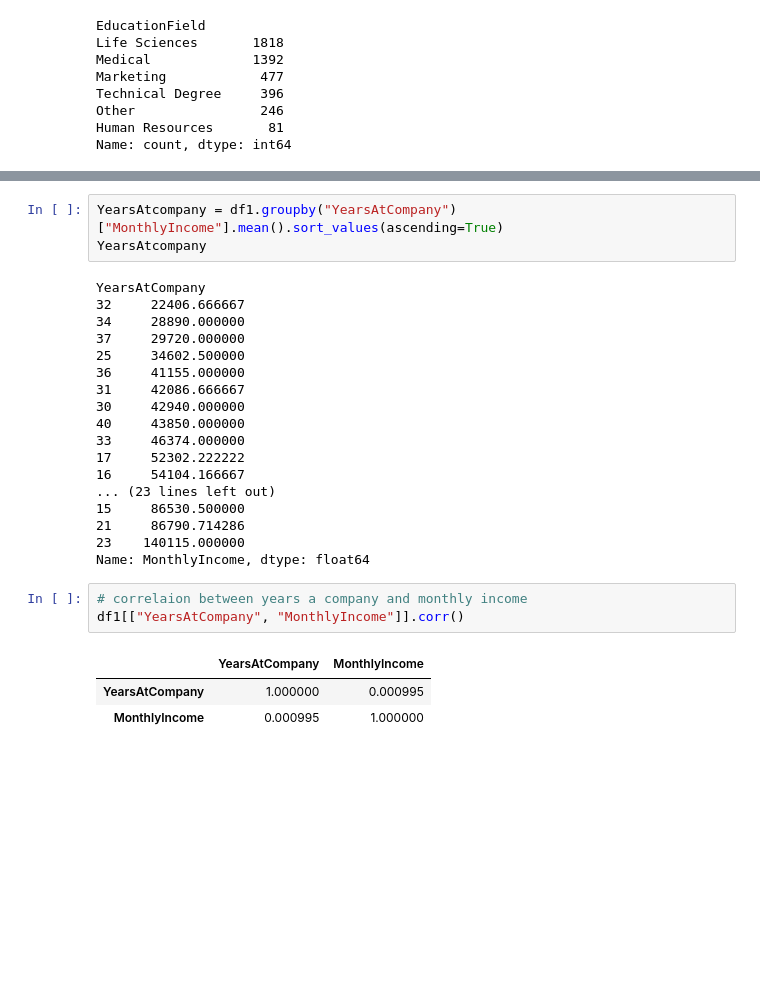
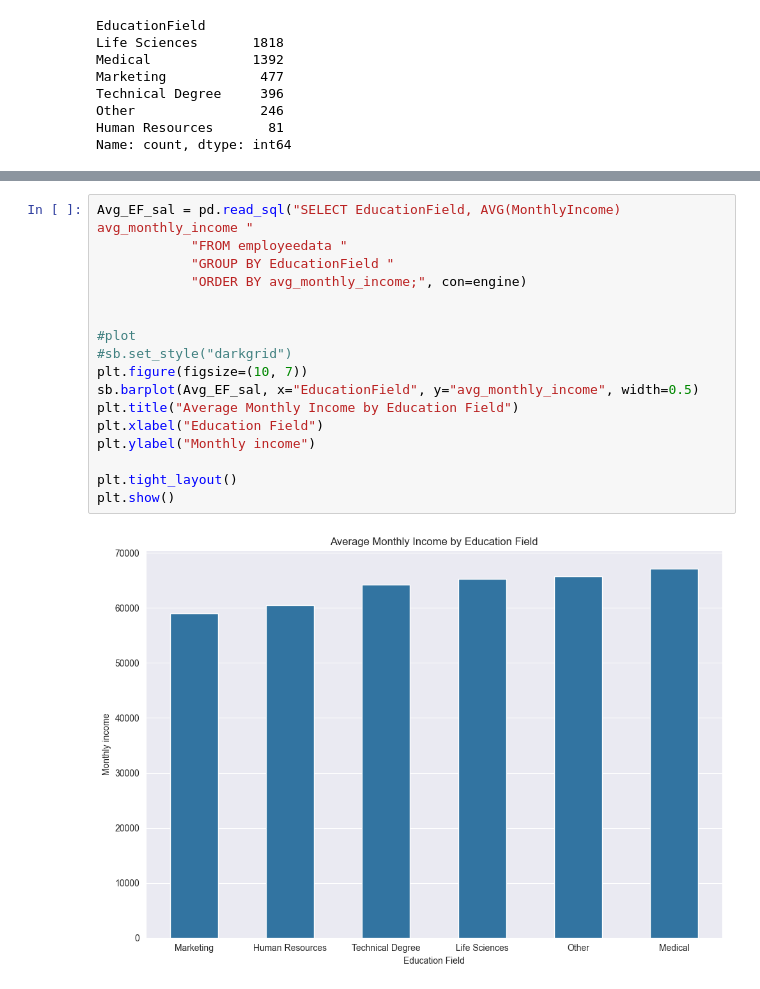
Before and after one commit to Buluma-Ke/HR-Employee-Analysis, a Jupyter notebook: employees.ipynb, the cells around one changed output, grey strips where cells are left out. Drawn from its saved outputs; the diff is of its cells as text; blank space fills up the shorter version.

```diff
--- a/employees.ipynb
+++ b/employees.ipynb
@@ -773,28 +724,19 @@ plt.show()
-# %%
-YearsAtcompany = df1.groupby("YearsAtCompany")["MonthlyIncome"].mean().sort_values(ascending=True)
-YearsAtcompany
-# %% [output]
-YearsAtCompany
-32     22406.666667
-34     28890.000000
-37     29720.000000
-25     34602.500000
-36     41155.000000
-31     42086.666667
-30     42940.000000
-40     43850.000000
-33     46374.000000
-17     52302.222222
-16     54104.166667
-... (23 lines left out)
-15     86530.500000
-21     86790.714286
-23    140115.000000
-Name: MonthlyIncome, dtype: float64
-# %%
-# correlaion between years a company and monthly income
-df1[["YearsAtCompany", "MonthlyIncome"]].corr()
-# %% [output]
-|  | YearsAtCompany | MonthlyIncome |
-| YearsAtCompany | 1.000000 | 0.000995 |
-| MonthlyIncome | 0.000995 | 1.000000 |
+# %%
+Avg_EF_sal = pd.read_sql("SELECT EducationField, AVG(MonthlyIncome) avg_monthly_income "
+            "FROM employeedata "
+            "GROUP BY EducationField "
+            "ORDER BY avg_monthly_income;", con=engine)
+
+
+#plot
+#sb.set_style("darkgrid")
+plt.figure(figsize=(10, 7))
+sb.barplot(Avg_EF_sal, x="EducationField", y="avg_monthly_income", width=0.5)
+plt.title("Average Monthly Income by Education Field")
+plt.xlabel("Education Field")
+plt.ylabel("Monthly income")
+
+plt.tight_layout()
+plt.show()
+# %% [output]
+[figure, added]
```
Also changed, not shown: parts of 12 cells of this notebook.
